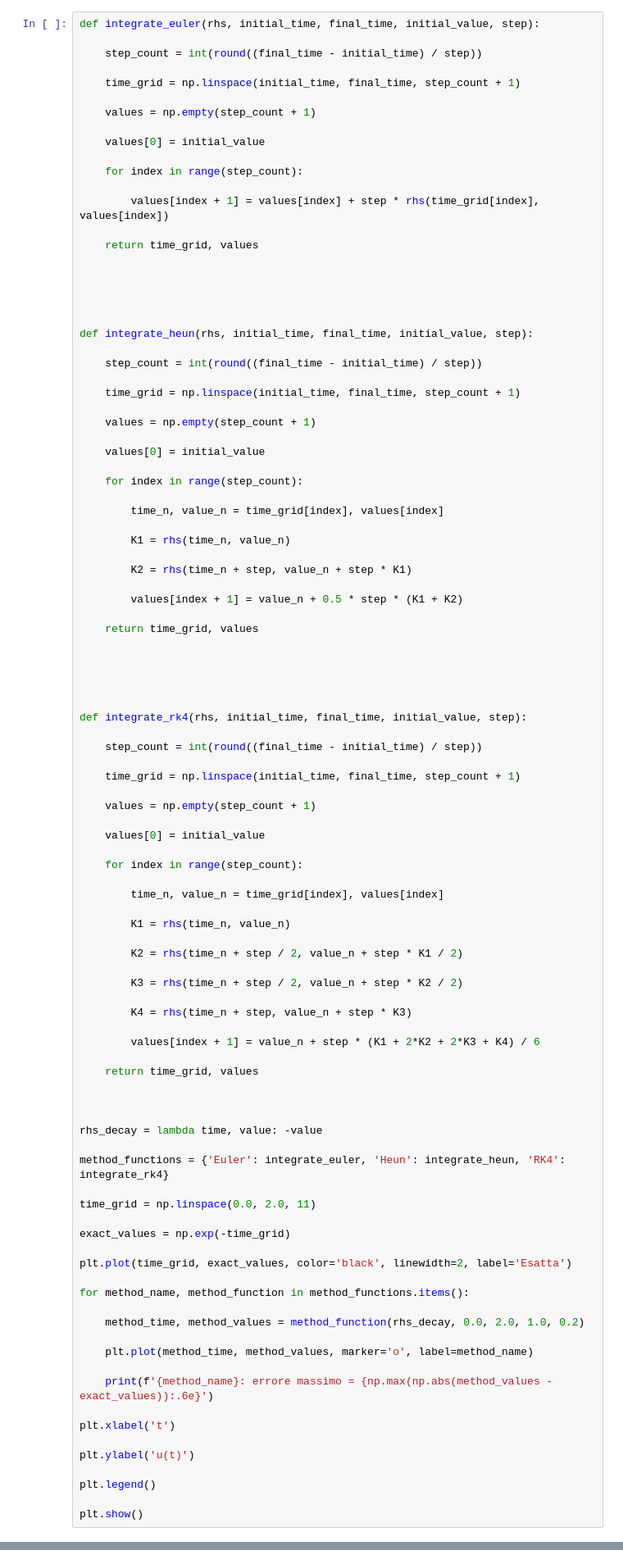
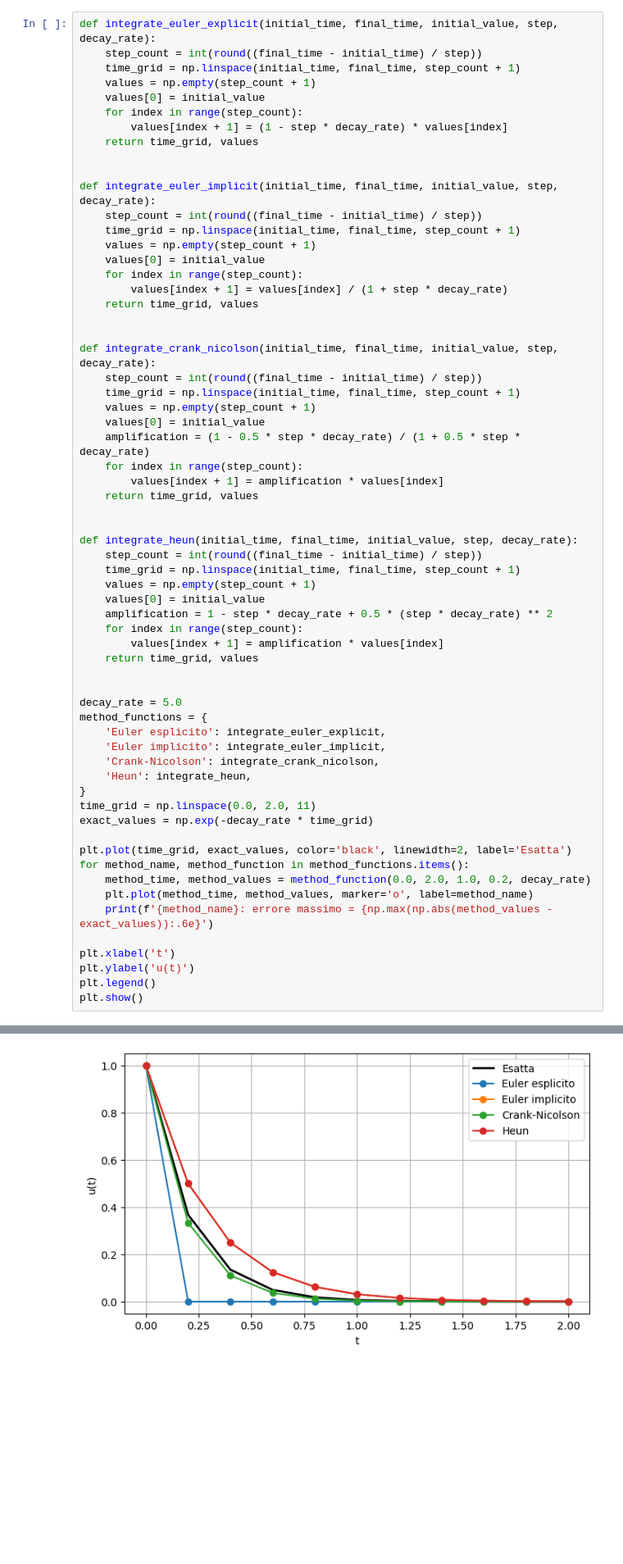
Before and after one commit to giovastabile/complementi_di_matematica_notebooks, a Jupyter notebook: esercitazioni_ode_soluzioni.ipynb, the cells around one changed output, grey strips where cells are left out. Shown at 82% size. Cells and saved outputs as stored; diff of their text form; blank space fills up the shorter version.

```diff
--- a/esercitazioni_ode_soluzioni.ipynb
+++ b/esercitazioni_ode_soluzioni.ipynb
@@ -21,100 +41,64 @@ Problema: `y'=-y`, `y(0)=1`, soluzione esatta `y(t)=exp(-t)`. Si confrontano Eul
 # %%
-def integrate_euler(rhs, initial_time, final_time, initial_value, step):
-
+def integrate_euler_explicit(initial_time, final_time, initial_value, step, decay_rate):
     step_count = int(round((final_time - initial_time) / step))
-
     time_grid = np.linspace(initial_time, final_time, step_count + 1)
-
     values = np.empty(step_count + 1)
-
     values[0] = initial_value
-
     for index in range(step_count):
-
-        values[index + 1] = values[index] + step * rhs(time_grid[index], values[index])
-
+        values[index + 1] = (1 - step * decay_rate) * values[index]
     return time_grid, values
 
 
-
-
-
-def integrate_heun(rhs, initial_time, final_time, initial_value, step):
-
+def integrate_euler_implicit(initial_time, final_time, initial_value, step, decay_rate):
     step_count = int(round((final_time - initial_time) / step))
-
     time_grid = np.linspace(initial_time, final_time, step_count + 1)
-
     values = np.empty(step_count + 1)
-
     values[0] = initial_value
-
     for index in range(step_count):
-
-        time_n, value_n = time_grid[index], values[index]
-
-        K1 = rhs(time_n, value_n)
-
-        K2 = rhs(time_n + step, value_n + step * K1)
-
-        values[index + 1] = value_n + 0.5 * step * (K1 + K2)
-
+        values[index + 1] = values[index] / (1 + step * decay_rate)
     return time_grid, values
 
 
-
-
-
-def integrate_rk4(rhs, initial_time, final_time, initial_value, step):
-
+def integrate_crank_nicolson(initial_time, final_time, initial_value, step, decay_rate):
     step_count = int(round((final_time - initial_time) / step))
-
     time_grid = np.linspace(initial_time, final_time, step_count + 1)
-
     values = np.empty(step_count + 1)
-
     values[0] = initial_value
-
+    amplification = (1 - 0.5 * step * decay_rate) / (1 + 0.5 * step * decay_rate)
     for index in range(step_count):
-
-        time_n, value_n = time_grid[index], values[index]
-
-        K1 = rhs(time_n, value_n)
-
-        K2 = rhs(time_n + step / 2, value_n + step * K1 / 2)
-
-        K3 = rhs(time_n + step / 2, value_n + step * K2 / 2)
-
-        K4 = rhs(time_n + step, value_n + step * K3)
-
-        values[index + 1] = value_n + step * (K1 + 2*K2 + 2*K3 + K4) / 6
-
+        values[index + 1] = amplification * values[index]
     return time_grid, values
 
 
+def integrate_heun(initial_time, final_time, initial_value, step, decay_rate):
+    step_count = int(round((final_time - initial_time) / step))
+    time_grid = np.linspace(initial_time, final_time, step_count + 1)
+    values = np.empty(step_count + 1)
+    values[0] = initial_value
+    amplification = 1 - step * decay_rate + 0.5 * (step * decay_rate) ** 2
+    for index in range(step_count):
+        values[index + 1] = amplification * values[index]
+    return time_grid, values
 
-rhs_decay = lambda time, value: -value
 
-method_functions = {'Euler': integrate_euler, 'Heun': integrate_heun, 'RK4': integrate_rk4}
-
+decay_rate = 5.0
+method_functions = {
+    'Euler esplicito': integrate_euler_explicit,
+    'Euler implicito': integrate_euler_implicit,
+    'Crank-Nicolson': integrate_crank_nicolson,
+    'Heun': integrate_heun,
+}
 time_grid = np.linspace(0.0, 2.0, 11)
-
-exact_values = np.exp(-time_grid)
+exact_values = np.exp(-decay_rate * time_grid)
 
 plt.plot(time_grid, exact_values, color='black', linewidth=2, label='Esatta')
-
 for method_name, method_function in method_functions.items():
-
-    method_time, method_values = method_function(rhs_decay, 0.0, 2.0, 1.0, 0.2)
-
+    method_time, method_values = method_function(0.0, 2.0, 1.0, 0.2, decay_rate)
     plt.plot(method_time, method_values, marker='o', label=method_name)
-
     print(f'{method_name}: errore massimo = {np.max(np.abs(method_values - exact_values)):.6e}')
 
 plt.xlabel('t')
-
 plt.ylabel('u(t)')
-
 plt.legend()
-
 plt.show()
+# %% [output]
@@ -121,3 +109,4 @@ plt.show()
+[figure, added]
 # %% [markdown]
 ## 2. Ordine di convergenza
 
```
Also changed, not shown: parts of 9 cells of this notebook, 2 other files.
